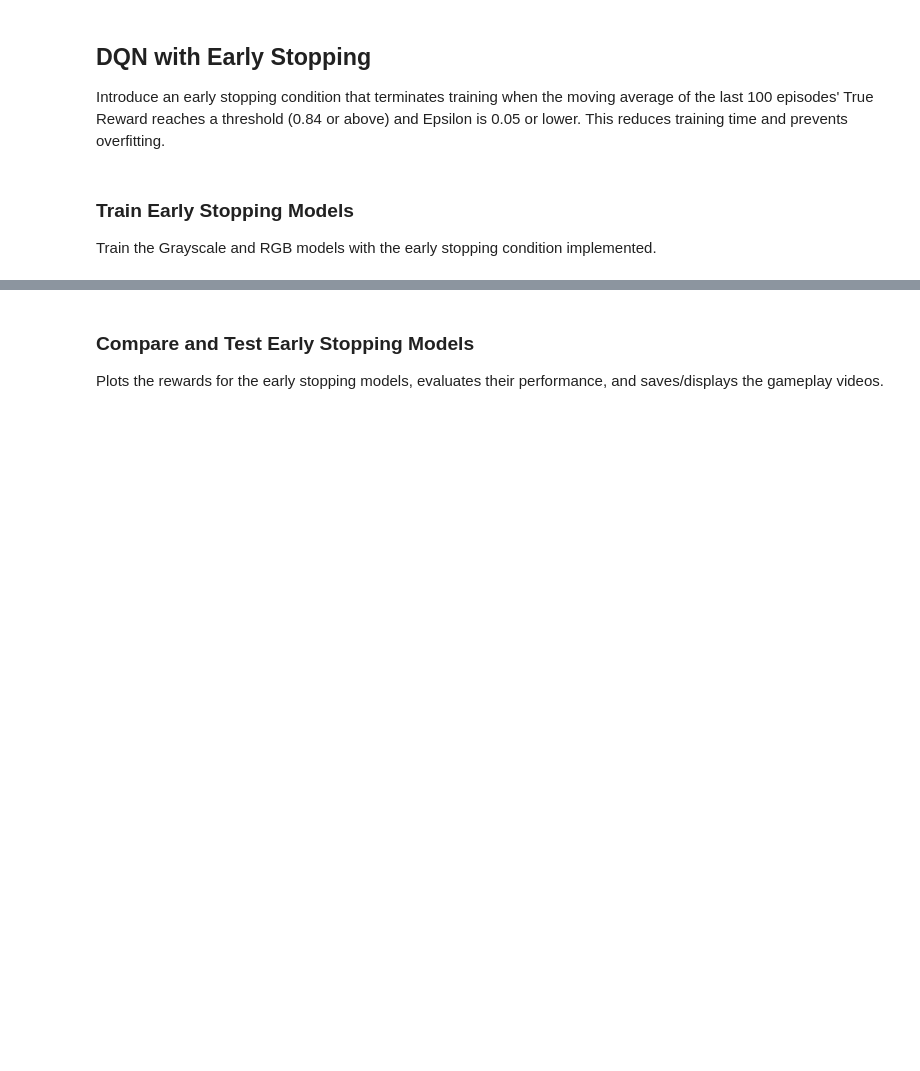
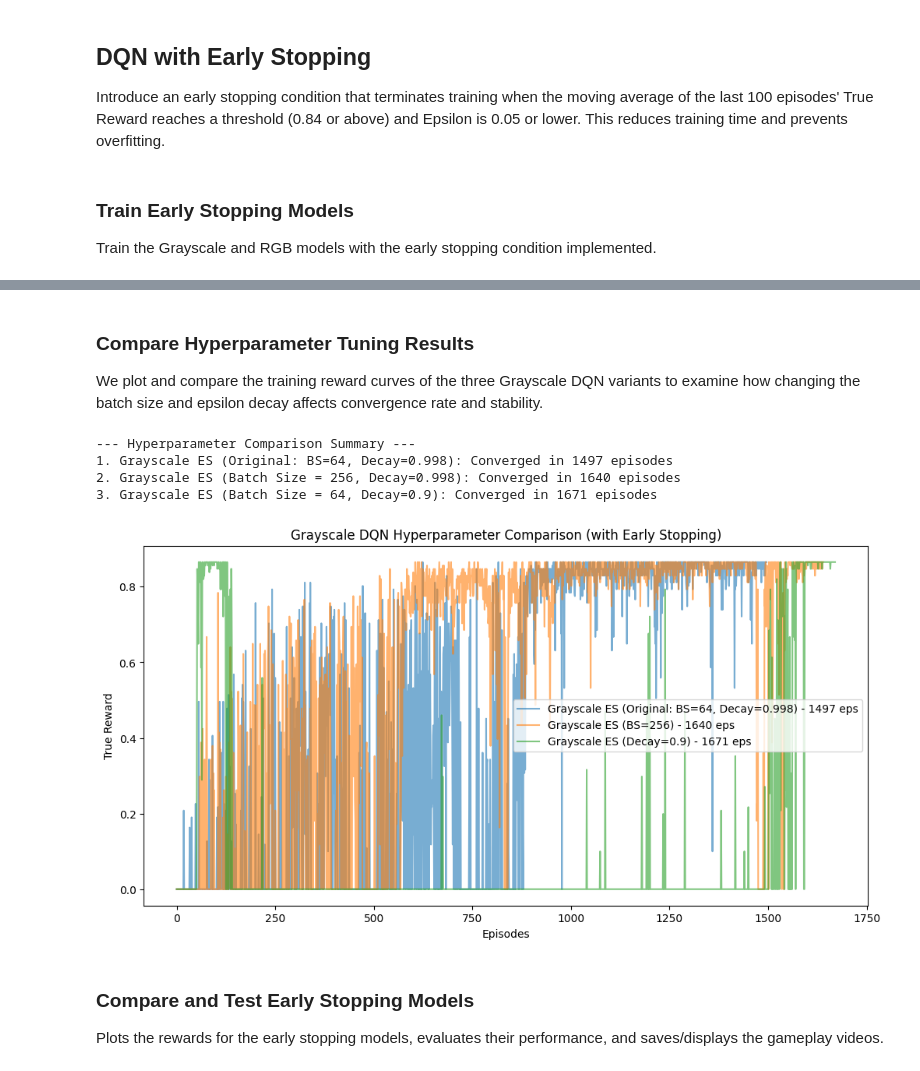
Before and after one commit to ANHOYA/ecl4022_project3, a Jupyter notebook: Project3_final.ipynb, the cells around one changed output, grey strips where cells are left out. Saved outputs shown, nothing was run; the diff lists cells and outputs as text; code cells hidden in the pictures; blank space fills up the shorter version.

```diff
--- a/Project3_final.ipynb
+++ b/Project3_final.ipynb
@@ -265,12 +397,7 @@ os.makedirs("video", exist_ok=True)
 
 def get_model_save_path(run_name):
     os.makedirs("policy", exist_ok=True)
-    base_name = f"{run_name}_save.pth"
-    target_path = os.path.join("policy", base_name)
-    if os.path.exists(target_path):
-        timestamp = datetime.datetime.now().strftime("%Y%m%d_%H%M%S")
-        target_path = os.path.join("policy", f"{run_name}_save_{timestamp}.pth")
-    return target_path
+    return os.path.join("policy", f"{run_name}_save.pth")
 
 def load_model(model, run_name, filename=None):
     if filename is None:
@@ -651,8 +779,9 @@ def run_dqn_early_stopping(use_grayscale=True, n_episodes=3000, lr=1e-4, batch_s
             print(f"[{run_name}] Episode {episode+1}/{n_episodes} - True Reward: {episode_reward:.2f}, Loss: {mean_loss:.4f}, Epsilon: {epsilon:.3f}")
 
     writer.close()
-    torch.save(model.state_dict(), get_model_save_path(run_name))
-    print(f"Model saved to {get_model_save_path(run_name)}")
+    save_path = get_model_save_path(run_name)
+    torch.save(model.state_dict(), save_path)
+    print(f"Model saved to {save_path}")
     return model, total_rewards
 # %% [markdown]
 ### Train Early Stopping Models
@@ -674,0 +810,16 @@ model_rgb_es, rewards_rgb_es = run_dqn_early_stopping(
+# %%
+print("--- Training Grayscale ES (Batch Size = 256) ---")
+model_grayscale_es_bs256, rewards_grayscale_es_bs256 = run_dqn_early_stopping(
+    use_grayscale=True,
+    n_episodes=3000,
+    batch_size=256,
+    run_name="DQN_Grayscale_ES_BS256"
+)
+
+print("\n--- Training Grayscale ES (Epsilon Decay = 0.9) ---")
+model_grayscale_es_ed09, rewards_grayscale_es_ed09 = run_dqn_early_stopping(
+    use_grayscale=True,
+    n_episodes=3000,
+    epsilon_decay=0.9,
+    run_name="DQN_Grayscale_ES_ED09"
+)
@@ -675,3 +840,28 @@ model_rgb_es, rewards_rgb_es = run_dqn_early_stopping(
+# %% [markdown]
+### Compare Hyperparameter Tuning Results
+
+We plot and compare the training reward curves of the three Grayscale DQN variants to examine how changing the batch size and epsilon decay affects convergence rate and stability.
+# %%
+print("--- Hyperparameter Comparison Summary ---")
+print(f"1. Grayscale ES (Original: BS=64, Decay=0.998): Converged in {len(rewards_grayscale_es)} episodes")
+print(f"2. Grayscale ES (Batch Size = 256, Decay=0.998): Converged in {len(rewards_grayscale_es_bs256)} episodes")
+print(f"3. Grayscale ES (Batch Size = 64, Decay=0.9): Converged in {len(rewards_grayscale_es_ed09)} episodes")
+
+plt.figure(figsize=(12, 6))
+plt.plot(rewards_grayscale_es, label=f"Grayscale ES (Original: BS=64, Decay=0.998) - {len(rewards_grayscale_es)} eps", alpha=0.6)
+plt.plot(rewards_grayscale_es_bs256, label=f"Grayscale ES (BS=256) - {len(rewards_grayscale_es_bs256)} eps", alpha=0.6)
+plt.plot(rewards_grayscale_es_ed09, label=f"Grayscale ES (Decay=0.9) - {len(rewards_grayscale_es_ed09)} eps", alpha=0.6)
+plt.xlabel("Episodes")
+plt.ylabel("True Reward")
+plt.title("Grayscale DQN Hyperparameter Comparison (with Early Stopping)")
+plt.legend()
+plt.show()
+# %% [output]
+--- Hyperparameter Comparison Summary ---
+1. Grayscale ES (Original: BS=64, Decay=0.998): Converged in 1497 episodes
+2. Grayscale ES (Batch Size = 256, Decay=0.998): Converged in 1640 episodes
+3. Grayscale ES (Batch Size = 64, Decay=0.9): Converged in 1671 episodes
+[figure, added]
 # %% [markdown]
 ### Compare and Test Early Stopping Models
 
```
Also changed, not shown: parts of 12 cells of this notebook.
